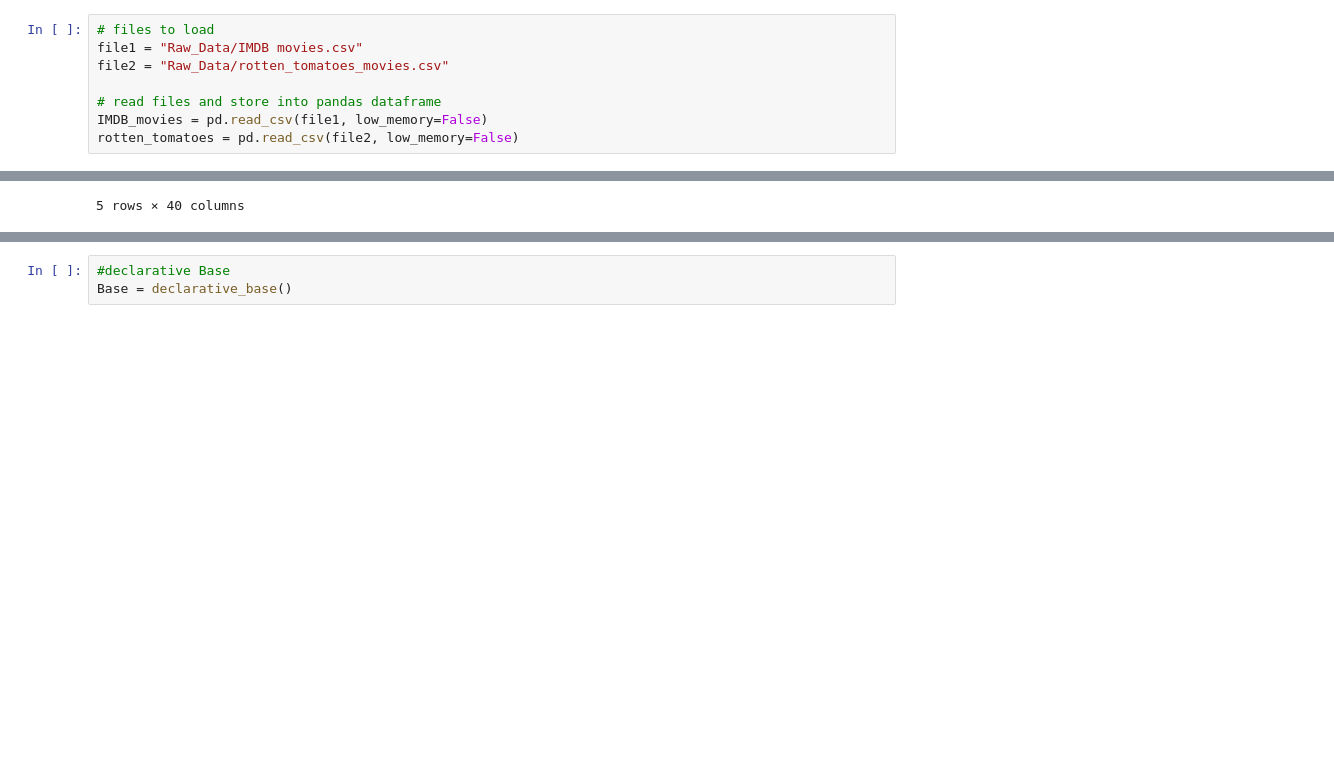
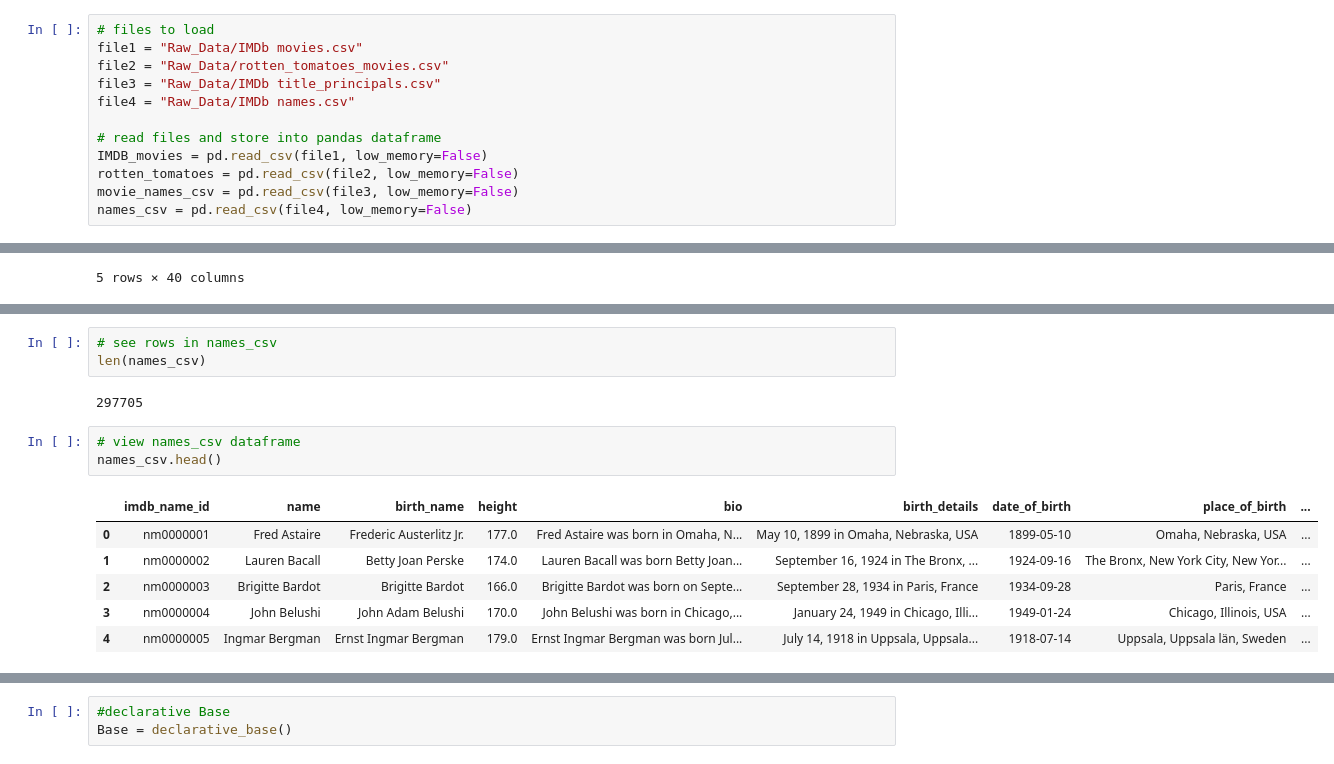
Before and after one commit to tnnixon/project2, a Jupyter notebook: Combined_Project2.ipynb, the cells around one changed output, grey strips where cells are left out. Cells and saved outputs as stored; diff of their text form; blank space fills up the shorter version.

```diff
--- a/Combined_Project2.ipynb
+++ b/Combined_Project2.ipynb
@@ -12,12 +13,16 @@ from sqlalchemy.ext.declarative import declarative_base
 from sqlalchemy import Column, Date, Integer, String, Float
 # %%
 # files to load
-file1 = "Raw_Data/IMDB movies.csv"
+file1 = "Raw_Data/IMDb movies.csv"
 file2 = "Raw_Data/rotten_tomatoes_movies.csv"
+file3 = "Raw_Data/IMDb title_principals.csv"
+file4 = "Raw_Data/IMDb names.csv"
 
 # read files and store into pandas dataframe
 IMDB_movies = pd.read_csv(file1, low_memory=False)
 rotten_tomatoes = pd.read_csv(file2, low_memory=False)
+movie_names_csv = pd.read_csv(file3, low_memory=False)
+names_csv = pd.read_csv(file4, low_memory=False)
 # %%
 # view IMDB_movies dataframe
 IMDB_movies.head()
@@ -322,0 +357,15 @@ memory usage: 26.9+ MB
+# %%
+# see rows in names_csv
+len(names_csv)
+# %% [output]
+297705
+# %%
+# view names_csv dataframe
+names_csv.head()
+# %% [output]
+|  | imdb_name_id | name | birth_name | height | bio | birth_details | date_of_birth | place_of_birth | ... |
+| 0 | nm0000001 | Fred Astaire | Frederic Austerlitz Jr. | 177.0 | Fred Astaire was born in Omaha, N... | May 10, 1899 in Omaha, Nebraska, USA | 1899-05-10 | Omaha, Nebraska, USA | ... |
+| 1 | nm0000002 | Lauren Bacall | Betty Joan Perske | 174.0 | Lauren Bacall was born Betty Joan... | September 16, 1924 in The Bronx, ... | 1924-09-16 | The Bronx, New York City, New Yor... | ... |
+| 2 | nm0000003 | Brigitte Bardot | Brigitte Bardot | 166.0 | Brigitte Bardot was born on Septe... | September 28, 1934 in Paris, France | 1934-09-28 | Paris, France | ... |
+| 3 | nm0000004 | John Belushi | John Adam Belushi | 170.0 | John Belushi was born in Chicago,... | January 24, 1949 in Chicago, Illi... | 1949-01-24 | Chicago, Illinois, USA | ... |
+| 4 | nm0000005 | Ingmar Bergman | Ernst Ingmar Bergman | 179.0 | Ernst Ingmar Bergman was born Jul... | July 14, 1918 in Uppsala, Uppsala... | 1918-07-14 | Uppsala, Uppsala län, Sweden | ... |
```
Also changed, not shown: parts of 30 cells of this notebook, 7 other files.
